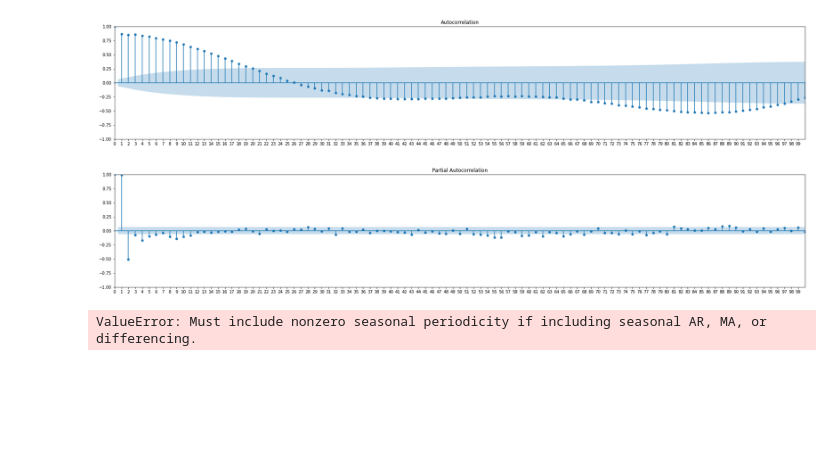
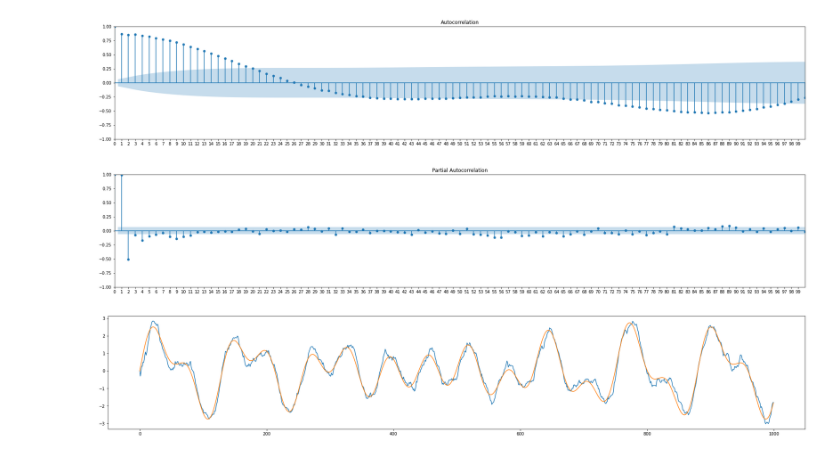
Before and after one commit to philhteoma/Msc-Data-Science-Thesis, a Jupyter notebook: lstm-sinwave.ipynb, the cells around one changed output. Cells and saved outputs as stored; diff of their text form; code cells hidden in the pictures; blank space fills up the shorter version.

```diff
--- a/lstm-sinwave.ipynb
+++ b/lstm-sinwave.ipynb
@@ -351,11 +351,11 @@ fig = sm.graphics.tsa.plot_pacf(np.array(fullTrain), lags=100, ax=axis)
 # %% [output]
 [figure]
 # %%
-model = sm.tsa.arima.ARIMA(endog=np.array(y), order = (2,0,2), seasonal_order=(2, 0, 2, 0))
+model = sm.tsa.arima.ARIMA(endog=np.array(y), order=(2, 0, 2))
 res = model.fit()
 
 plt.plot(res.fittedvalues)
 plt.plot(base_y)
 plt.show()
 # %% [output]
-ValueError: Must include nonzero seasonal periodicity if including seasonal AR, MA, or differencing.
+[figure, added]
```
Also changed, not shown: parts of 24 cells of this notebook.
